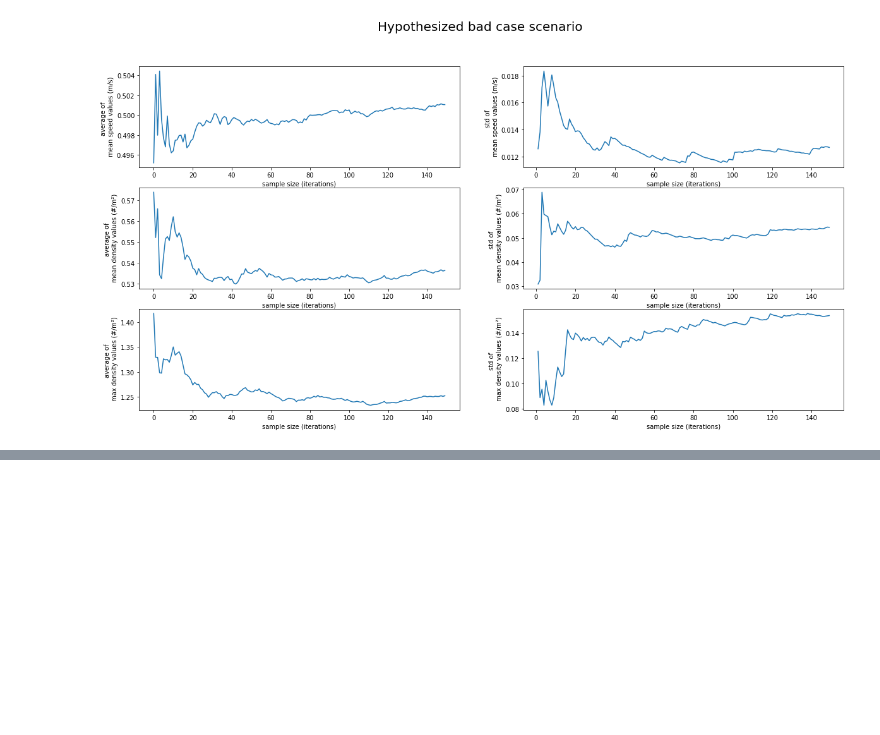
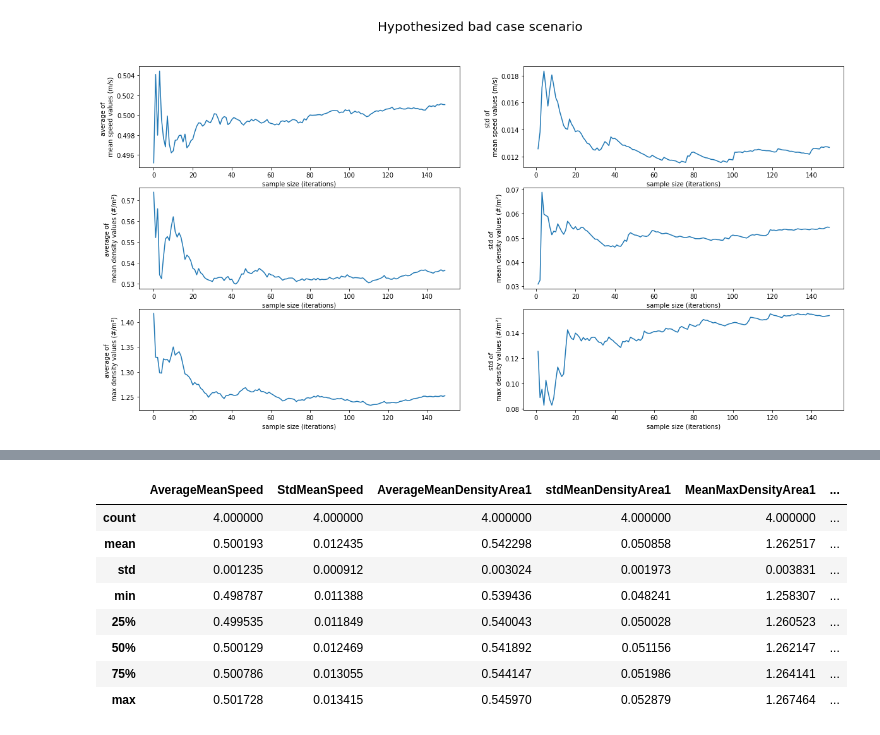
Before and after one commit to floristevito/CrowdSim, a Jupyter notebook: analysis/seed_analysis_results.ipynb, the cells around one changed output, grey strips where cells are left out. Saved outputs shown, nothing was run; the diff lists cells and outputs as text; code cells hidden in the pictures; blank space fills up the shorter version.

```diff
--- a/analysis/seed_analysis_results.ipynb
+++ b/analysis/seed_analysis_results.ipynb
@@ -137,0 +113,12 @@ array([0.4363303 , 0.0251359 , 0.52272742, 0.02457094, 0.69792475,
+# %%
+add_bad_case_outcomes.describe()
+# %% [output]
+|  | AverageMeanSpeed | StdMeanSpeed | AverageMeanDensityArea1 | stdMeanDensityArea1 | MeanMaxDensityArea1 | ... |
+| count | 4.000000 | 4.000000 | 4.000000 | 4.000000 | 4.000000 | ... |
+| mean | 0.500193 | 0.012435 | 0.542298 | 0.050858 | 1.262517 | ... |
+| std | 0.001235 | 0.000912 | 0.003024 | 0.001973 | 0.003831 | ... |
+| min | 0.498787 | 0.011388 | 0.539436 | 0.048241 | 1.258307 | ... |
+| 25% | 0.499535 | 0.011849 | 0.540043 | 0.050028 | 1.260523 | ... |
+| 50% | 0.500129 | 0.012469 | 0.541892 | 0.051156 | 1.262147 | ... |
+| 75% | 0.500786 | 0.013055 | 0.544147 | 0.051986 | 1.264141 | ... |
+| max | 0.501728 | 0.013415 | 0.545970 | 0.052879 | 1.267464 | ... |
```
Also changed, not shown: parts of 8 cells of this notebook, 3 other files.
